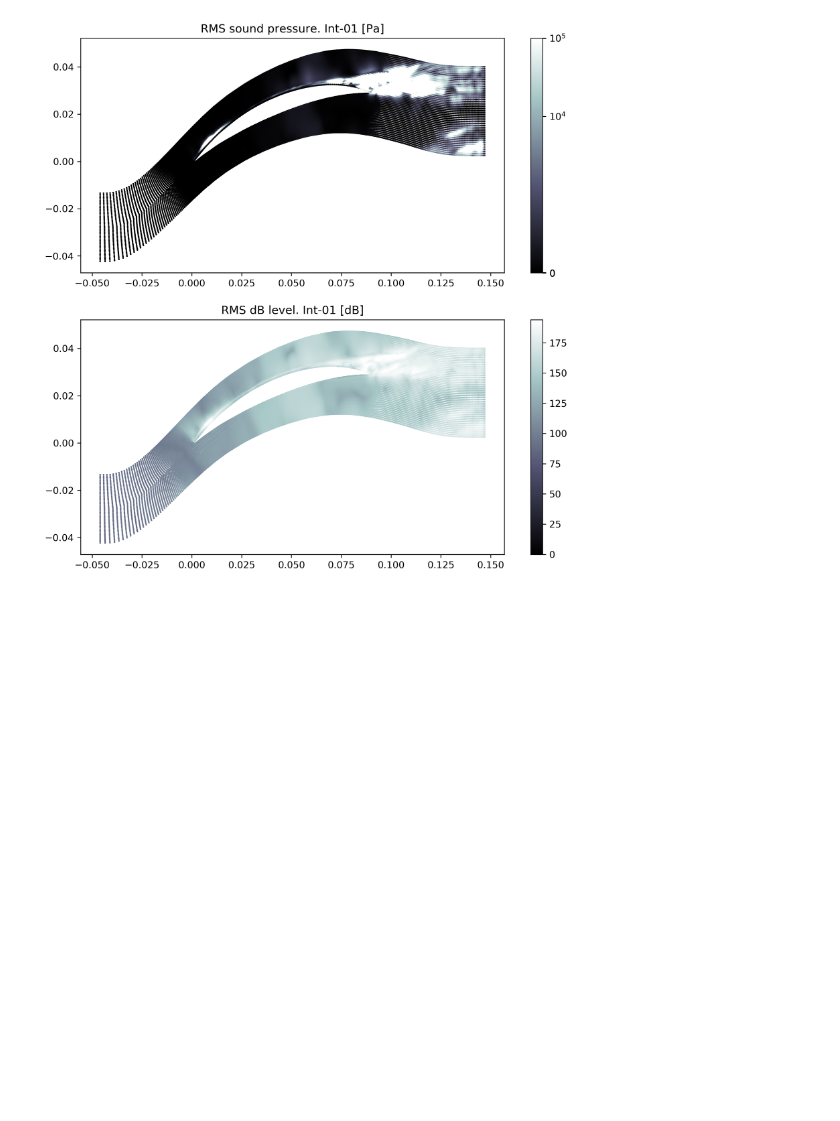
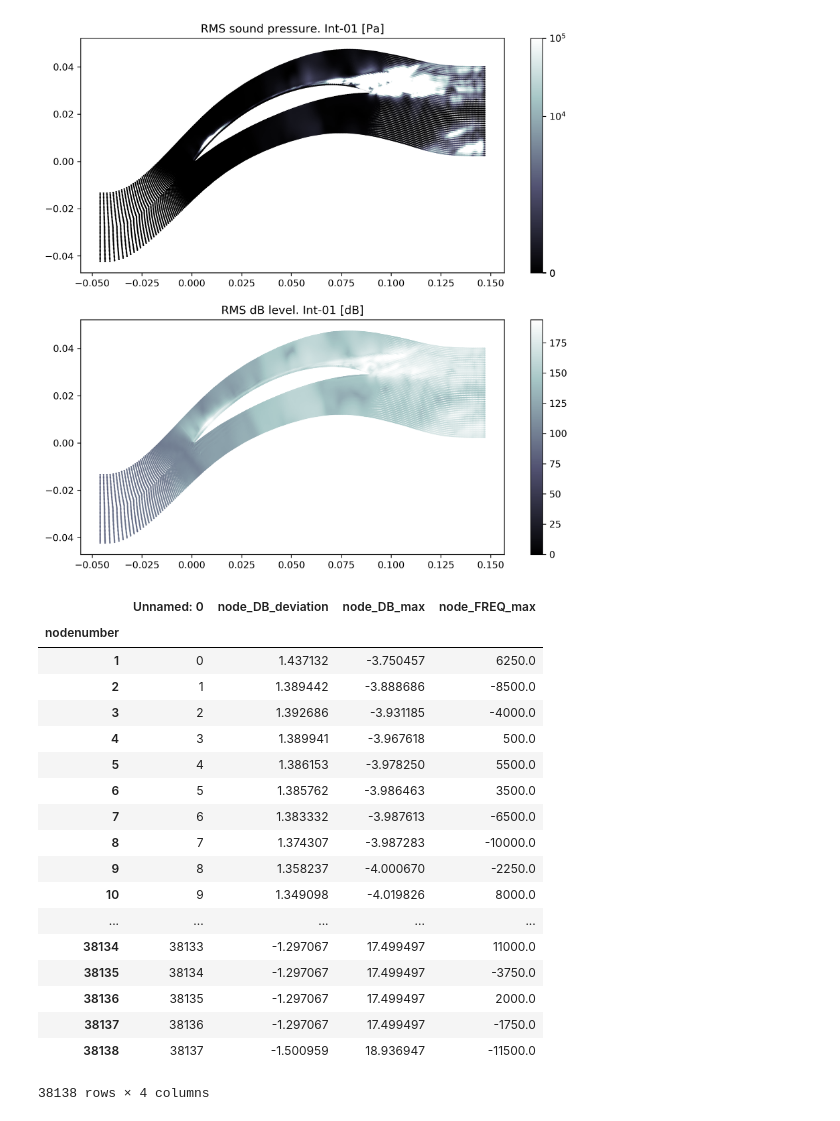
Before and after one commit to JedrzejMosiezny/R67-data-analysis, a Jupyter notebook: _jupyter/plotter.ipynb, the cells around one changed output. Saved outputs shown, nothing was run; the diff lists cells and outputs as text; code cells hidden in the pictures; blank space fills up the shorter version.

```diff
--- a/_jupyter/plotter.ipynb
+++ b/_jupyter/plotter.ipynb
@@ -108,0 +113,22 @@ Plotting RMS values...
+# %%
+fft
+# %% [output]
+|  | Unnamed: 0 | node_DB_deviation | node_DB_max | node_FREQ_max |
+| nodenumber |  |  |  |  |
+| 1 | 0 | 1.437132 | -3.750457 | 6250.0 |
+| 2 | 1 | 1.389442 | -3.888686 | -8500.0 |
+| 3 | 2 | 1.392686 | -3.931185 | -4000.0 |
+| 4 | 3 | 1.389941 | -3.967618 | 500.0 |
+| 5 | 4 | 1.386153 | -3.978250 | 5500.0 |
+| 6 | 5 | 1.385762 | -3.986463 | 3500.0 |
+| 7 | 6 | 1.383332 | -3.987613 | -6500.0 |
+| 8 | 7 | 1.374307 | -3.987283 | -10000.0 |
+| 9 | 8 | 1.358237 | -4.000670 | -2250.0 |
+| 10 | 9 | 1.349098 | -4.019826 | 8000.0 |
+| ... | ... | ... | ... | ... |
+| 38134 | 38133 | -1.297067 | 17.499497 | 11000.0 |
+| 38135 | 38134 | -1.297067 | 17.499497 | -3750.0 |
+| 38136 | 38135 | -1.297067 | 17.499497 | 2000.0 |
+| 38137 | 38136 | -1.297067 | 17.499497 | -1750.0 |
+| 38138 | 38137 | -1.500959 | 18.936947 | -11500.0 |
+38138 rows × 4 columns
```
Also changed, not shown: parts of 3 cells of this notebook, 5 other files.
